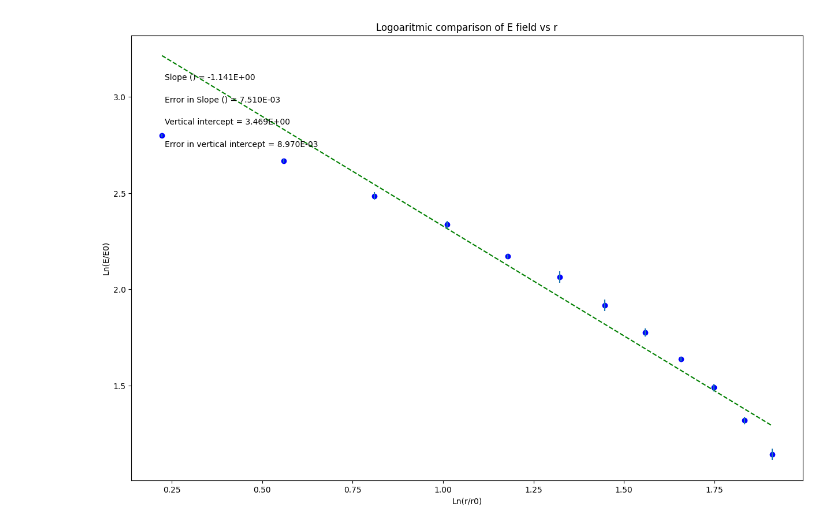
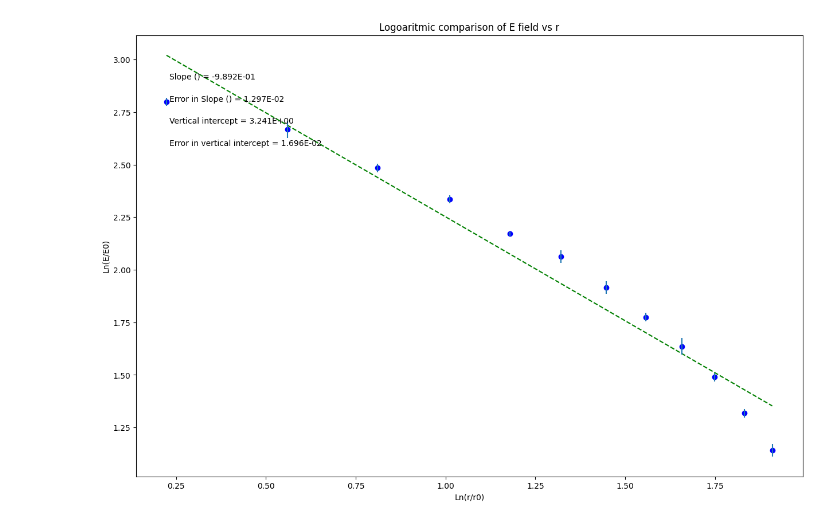
Before and after one commit to CarterJS44/Work, a Jupyter notebook: Carter_Schuller_Sem2Lab1Plot.ipynb, the cells around one changed output. Drawn from its saved outputs; the diff is of its cells as text; code cells hidden in the pictures.

```diff
--- a/Carter_Schuller_Sem2Lab1Plot.ipynb
+++ b/Carter_Schuller_Sem2Lab1Plot.ipynb
@@ -23,7 +23,7 @@ lnr = np.array([0.223143551, 0.559615788, 0.810930216, 1.011600912, 1.178654996,
 
 lnE = np.array([2.799311792, 2.667228207, 2.48490665, 2.335374916, 2.170956651, 2.062634423, 1.916922612 , 1.774952351, 1.635755221, 1.489151747, 1.31730149, 1.142097401])
 
-err_lnE = np.array([0.01, 0.01, 0.02, 0.02, 0.01, 0.03, 0.03, 0.02, 0.01, 0.02, 0.02, 0.03])
+err_lnE = np.array([0.02, 0.04, 0.02, 0.02, 0.01, 0.03, 0.03, 0.02, 0.04, 0.02, 0.02, 0.03])
 
 
 
@@ -92,31 +92,31 @@ elif annotation_placement==3 or annotation_placement==4:
 #Don't need to change anything in this section!
 
 #Plot data on graph. Plot error bars and place values for slope,
 #error in slope, and vertical intercept (plus error) on the plot using "annotate"
 
 plt.figure(figsize=(15,10))
 
 plt.plot(x, fit, color='green', linestyle='--')
 plt.scatter(x, y, color='blue', marker='o')
 
 plt.xlabel(x_label)
 plt.ylabel(y_label)
 plt.title(plot_title)
 
 plt.errorbar(x, y, yerr=dy, xerr=None, fmt="none") #don't need to plot x error bars
 
 plt.annotate('Slope ({}) = {value:.{digits}E}'.format(slope_units,value=m, digits=3),
              (xpos, ypos[0]), xycoords='axes fraction')
 
 plt.annotate('Error in Slope ({}) = {value:.{digits}E}'.format(slope_units,value=dm, digits=3),
              (xpos, ypos[1]), xycoords='axes fraction')
 
 plt.annotate('Vertical intercept = {value:.{digits}E}'.format(value=b, digits=3),
              (xpos, ypos[2]), xycoords='axes fraction')
 
 plt.annotate('Error in vertical intercept = {value:.{digits}E}'.format(value=db, digits=3),
              (xpos, ypos[3]), xycoords='axes fraction')
 
 plt.show()
 # %% [output]
-[figure, old version]
+[figure, new version]
```
